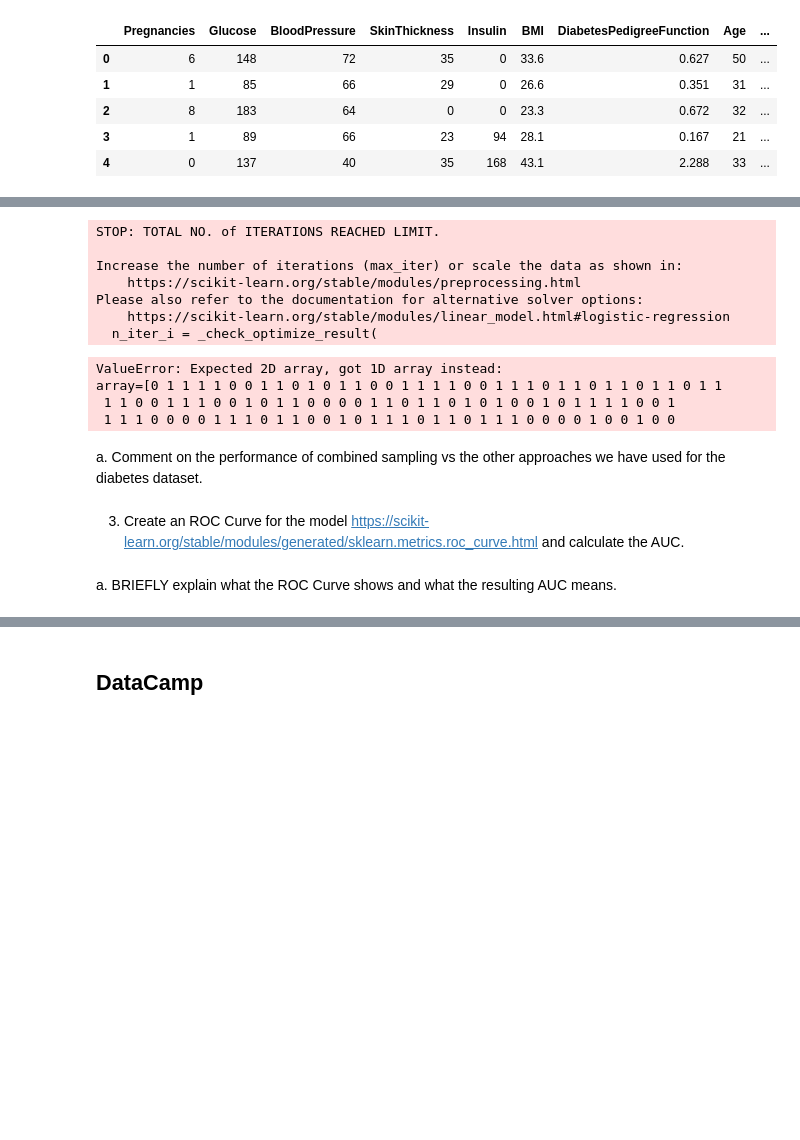
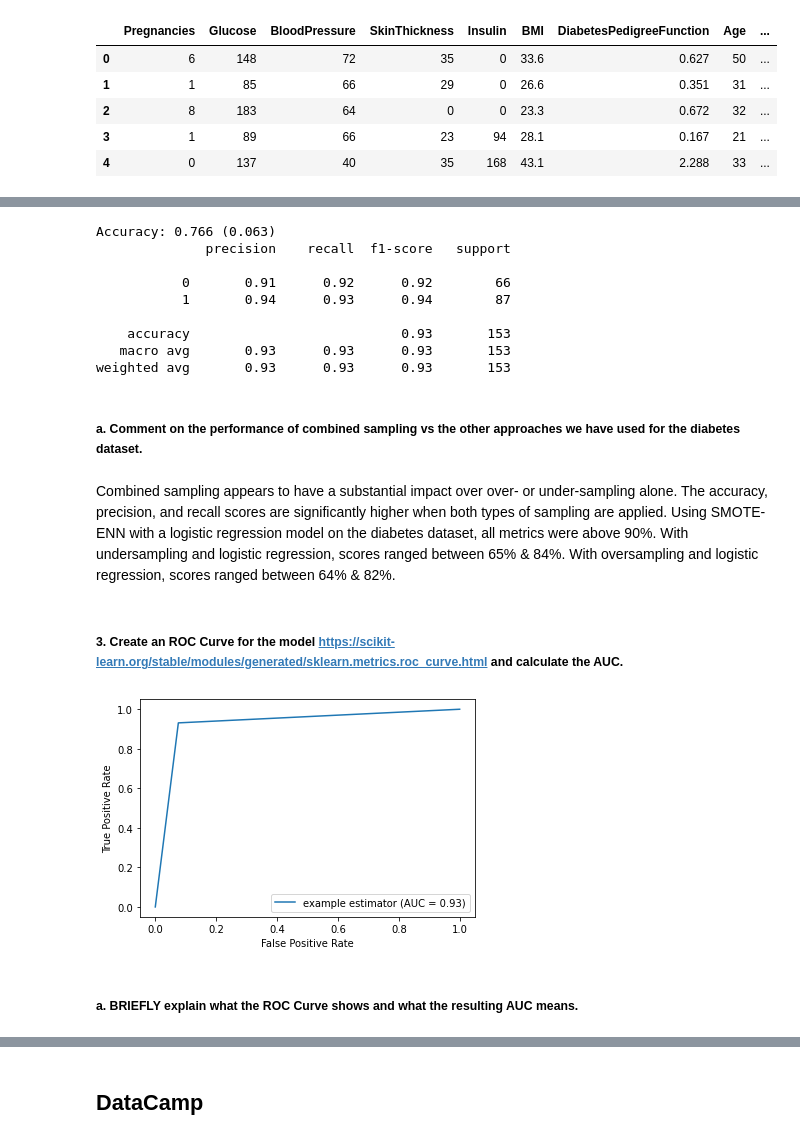
Before and after one commit to jmort16/week_16, a Jupyter notebook: wk_16_hmwk.ipynb, the cells around one changed output, grey strips where cells are left out. Saved outputs shown, nothing was run; the diff lists cells and outputs as text; code cells hidden in the pictures; blank space fills up the shorter version.

```diff
--- a/wk_16_hmwk.ipynb
+++ b/wk_16_hmwk.ipynb
@@ -30,8 +46,7 @@ y = diabetes_df['Outcome']
 # %%
 # Perform SMOTE-ENN on the dataset
-resample=SMOTEENN(random_state=43, sampling_strategy='all')
+resample=SMOTEENN(random_state=43)
 
 X_res, y_res = resample.fit_resample(X,y)
 
-# Split into training and test sets
-X_train, X_test, y_train, y_test = train_test_split(X_res, y_res, test_size=0.3, random_state=43, stratify = y_res)
+print(y_res.value_counts())
@@ -40,29 +74,26 @@ X_train, X_test, y_train, y_test = train_test_split(X_res, y_res, test_size=0.3,
 # %%
+# Fit logistic regression model to newly split resampled data
 lr=LogisticRegression()
 lr.fit(X_train, y_train)
-y_pred=model.predict(X_test)
+y_pred=lr.predict(X_test)
 
-scores = lr.score(y_pred,y_test)
+# Perform cross-validation
+cv = KFold(n_splits=10, random_state=43, shuffle=True)
+scores = cross_val_score(lr, X, y, scoring='accuracy', cv=cv, n_jobs=-1)
 
-# define evaluation procedure
-cv = RepeatedStratifiedKFold(n_splits=10, n_repeats=3, random_state=1)
+# report performance
+print('Accuracy: %.3f (%.3f)' % (mean(scores), std(scores)))
 
-
-lr = LogisticRegression()
-lr.fit(X_resampled, y_resampled)
-print(“resampled: ” + str(lr.score(X_resampled, y_resampled)))
-print(“test data: ” + str(lr.score(X_test, y_pred)))
+print(classification_report(y_test, y_pred, target_names = ['0', '1']))
 # %% [output]
-STOP: TOTAL NO. of ITERATIONS REACHED LIMIT.
+Accuracy: 0.766 (0.063)
+              precision    recall  f1-score   support
 
-Increase the number of iterations (max_iter) or scale the data as shown in:
-    https://scikit-learn.org/stable/modules/preprocessing.html
-Please also refer to the documentation for alternative solver options:
-    https://scikit-learn.org/stable/modules/linear_model.html#logistic-regression
-  n_iter_i = _check_optimize_result(
+           0       0.91      0.92      0.92        66
+           1       0.94      0.93      0.94        87
+
+    accuracy                           0.93       153
+   macro avg       0.93      0.93      0.93       153
+weighted avg       0.93      0.93      0.93       153
-ValueError: Expected 2D array, got 1D array instead:
-array=[0 1 1 1 1 0 0 1 1 0 1 0 1 1 0 0 1 1 1 1 0 0 1 1 1 0 1 1 0 1 1 0 1 1 0 1 1
- 1 1 0 0 1 1 1 0 0 1 0 1 1 0 0 0 0 1 1 0 1 1 0 1 0 1 0 0 1 0 1 1 1 1 0 0 1
- 1 1 1 0 0 0 0 1 1 1 0 1 1 0 0 1 0 1 1 1 0 1 1 0 1 1 1 0 0 0 0 1 0 0 1 0 0
 # %% [markdown]
-a.	Comment on the performance of combined sampling vs the other approaches we have used for the diabetes dataset.
+##### a.	Comment on the performance of combined sampling vs the other approaches we have used for the diabetes dataset.
@@ -73,8 +100,16 @@ cv = RepeatedStratifiedKFold(n_splits=10, n_repeats=3, random_state=1)
+# %% [markdown]
+Combined sampling appears to have a substantial impact over over- or under-sampling alone.  The accuracy, precision, and recall scores are significantly higher when both types of sampling are applied.  Using SMOTE-ENN with a logistic regression model on the diabetes dataset, all metrics were above 90%.  With undersampling and logistic regression, scores ranged between 65% & 84%.  With oversampling and logistic regression, scores ranged between 64% & 82%.
 # %% [markdown]
-3.	Create an ROC Curve for the model https://scikit-learn.org/stable/modules/generated/sklearn.metrics.roc_curve.html and calculate the AUC.
+##### 3.	Create an ROC Curve for the model https://scikit-learn.org/stable/modules/generated/sklearn.metrics.roc_curve.html and calculate the AUC.
 # %%
-scores = cross_val_score(lr, X, y, scoring='roc_auc', cv=cv, n_jobs=-1)
-# summarize performance
-print('Mean ROC AUC: %.3f' % mean(scores))
+fpr, tpr, thresholds = metrics.roc_curve(y_test, y_pred)
+roc_auc = metrics.auc(fpr, tpr)
+display = metrics.RocCurveDisplay(fpr=fpr, tpr=tpr, roc_auc=roc_auc,
+                                    estimator_name='example estimator')
+display.plot()
+
+plt.show()
+# %% [output]
+[figure, added]
 # %% [markdown]
-a.	BRIEFLY explain what the ROC Curve shows and what the resulting AUC means.
+##### a.	BRIEFLY explain what the ROC Curve shows and what the resulting AUC means.
```
Also changed, not shown: parts of 28 cells of this notebook.
